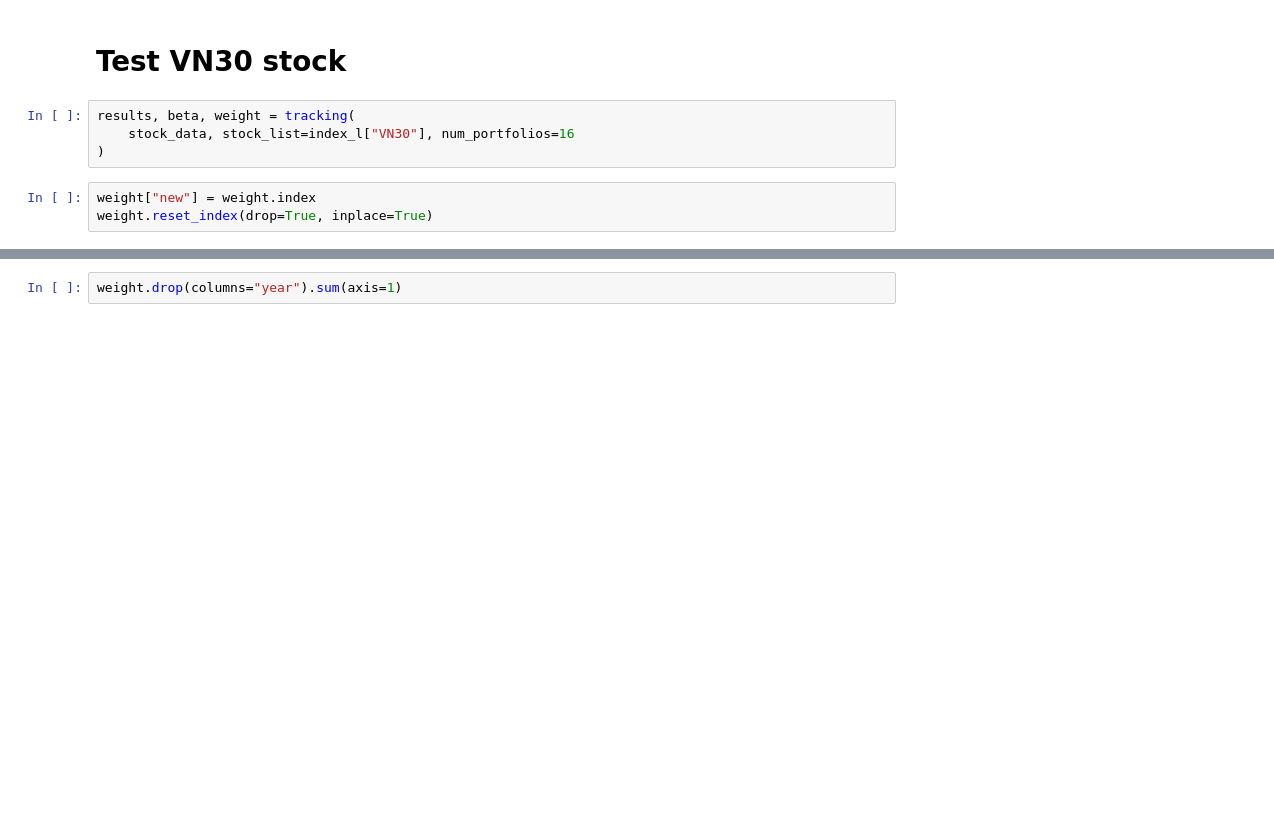
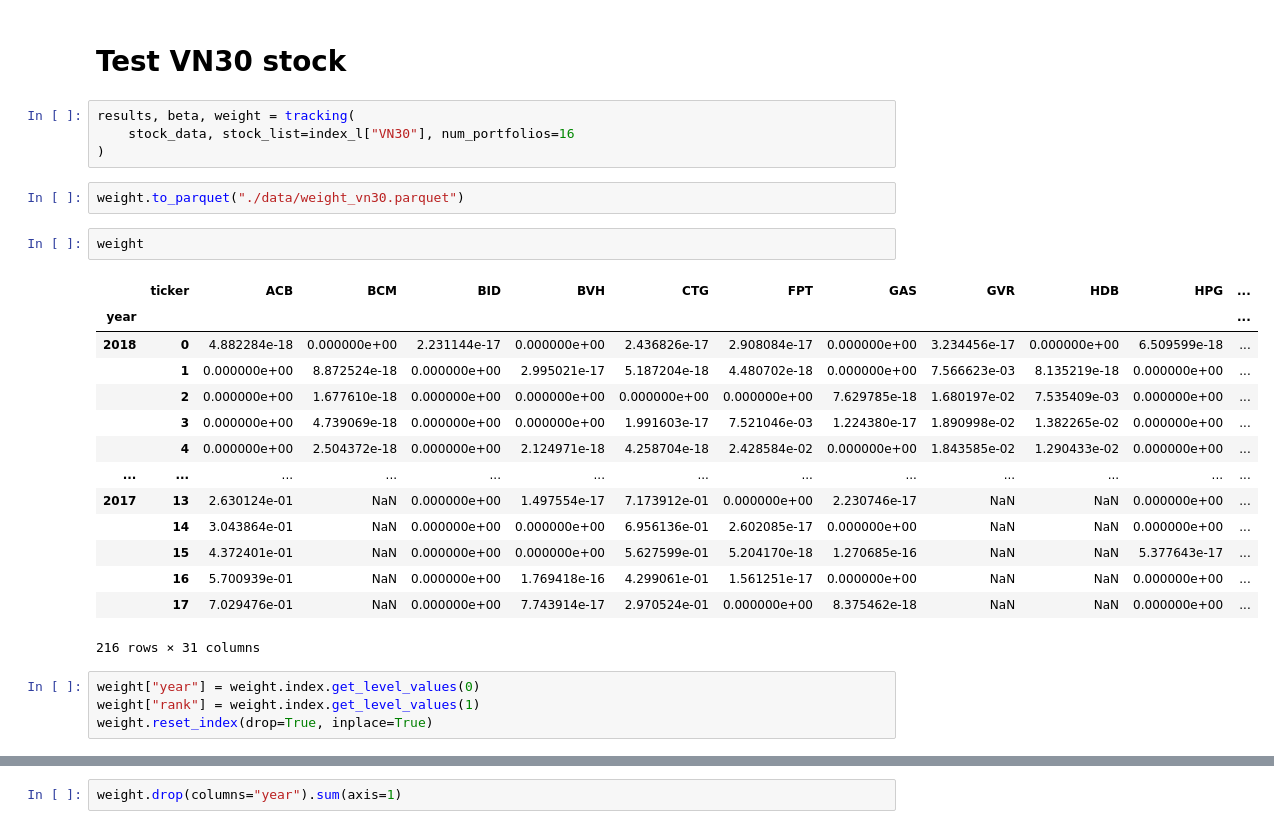
Before and after one commit to nguyentanquocbao/stock, a Jupyter notebook: 4. performance track.ipynb, the cells around one changed output, grey strips where cells are left out. Saved outputs shown, nothing was run; the diff lists cells and outputs as text; blank space fills up the shorter version.

```diff
--- a/4. performance track.ipynb
+++ b/4. performance track.ipynb
@@ -29,6 +29,26 @@ market_df_stat, market_df = summary_market(market_df)
 results, beta, weight = tracking(
     stock_data, stock_list=index_l["VN30"], num_portfolios=16
 )
+# %%
+weight.to_parquet("./data/weight_vn30.parquet")
+# %%
+weight
+# %% [output]
+|  | ticker | ACB | BCM | BID | BVH | CTG | FPT | GAS | GVR | HDB | HPG | ... |
+| year |  |  |  |  |  |  |  |  |  |  |  | ... |
+| 2018 | 0 | 4.882284e-18 | 0.000000e+00 | 2.231144e-17 | 0.000000e+00 | 2.436826e-17 | 2.908084e-17 | 0.000000e+00 | 3.234456e-17 | 0.000000e+00 | 6.509599e-18 | ... |
+|  | 1 | 0.000000e+00 | 8.872524e-18 | 0.000000e+00 | 2.995021e-17 | 5.187204e-18 | 4.480702e-18 | 0.000000e+00 | 7.566623e-03 | 8.135219e-18 | 0.000000e+00 | ... |
+|  | 2 | 0.000000e+00 | 1.677610e-18 | 0.000000e+00 | 0.000000e+00 | 0.000000e+00 | 0.000000e+00 | 7.629785e-18 | 1.680197e-02 | 7.535409e-03 | 0.000000e+00 | ... |
+|  | 3 | 0.000000e+00 | 4.739069e-18 | 0.000000e+00 | 0.000000e+00 | 1.991603e-17 | 7.521046e-03 | 1.224380e-17 | 1.890998e-02 | 1.382265e-02 | 0.000000e+00 | ... |
+|  | 4 | 0.000000e+00 | 2.504372e-18 | 0.000000e+00 | 2.124971e-18 | 4.258704e-18 | 2.428584e-02 | 0.000000e+00 | 1.843585e-02 | 1.290433e-02 | 0.000000e+00 | ... |
+| ... | ... | ... | ... | ... | ... | ... | ... | ... | ... | ... | ... | ... |
+| 2017 | 13 | 2.630124e-01 | NaN | 0.000000e+00 | 1.497554e-17 | 7.173912e-01 | 0.000000e+00 | 2.230746e-17 | NaN | NaN | 0.000000e+00 | ... |
+|  | 14 | 3.043864e-01 | NaN | 0.000000e+00 | 0.000000e+00 | 6.956136e-01 | 2.602085e-17 | 0.000000e+00 | NaN | NaN | 0.000000e+00 | ... |
+|  | 15 | 4.372401e-01 | NaN | 0.000000e+00 | 0.000000e+00 | 5.627599e-01 | 5.204170e-18 | 1.270685e-16 | NaN | NaN | 5.377643e-17 | ... |
+|  | 16 | 5.700939e-01 | NaN | 0.000000e+00 | 1.769418e-16 | 4.299061e-01 | 1.561251e-17 | 0.000000e+00 | NaN | NaN | 0.000000e+00 | ... |
+|  | 17 | 7.029476e-01 | NaN | 0.000000e+00 | 7.743914e-17 | 2.970524e-01 | 0.000000e+00 | 8.375462e-18 | NaN | NaN | 0.000000e+00 | ... |
+216 rows × 31 columns
 # %%
-weight["new"] = weight.index
+weight["year"] = weight.index.get_level_values(0)
+weight["rank"] = weight.index.get_level_values(1)
 weight.reset_index(drop=True, inplace=True)
```
Also changed, not shown: parts of 4 cells of this notebook, 4 other files.
